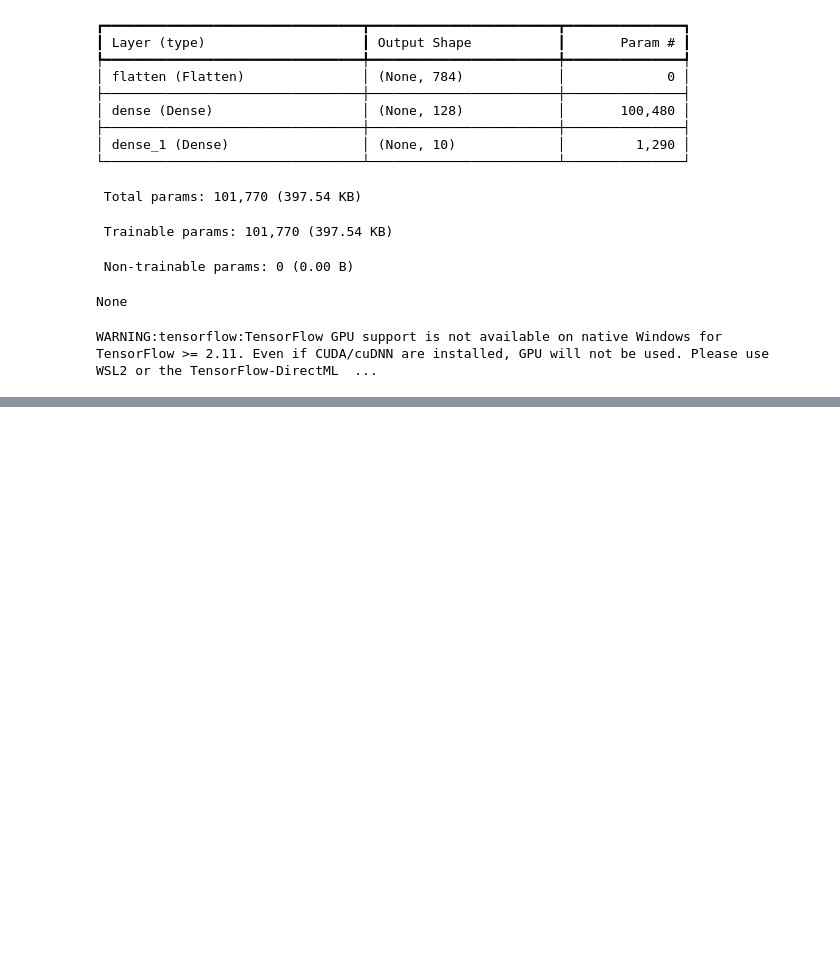
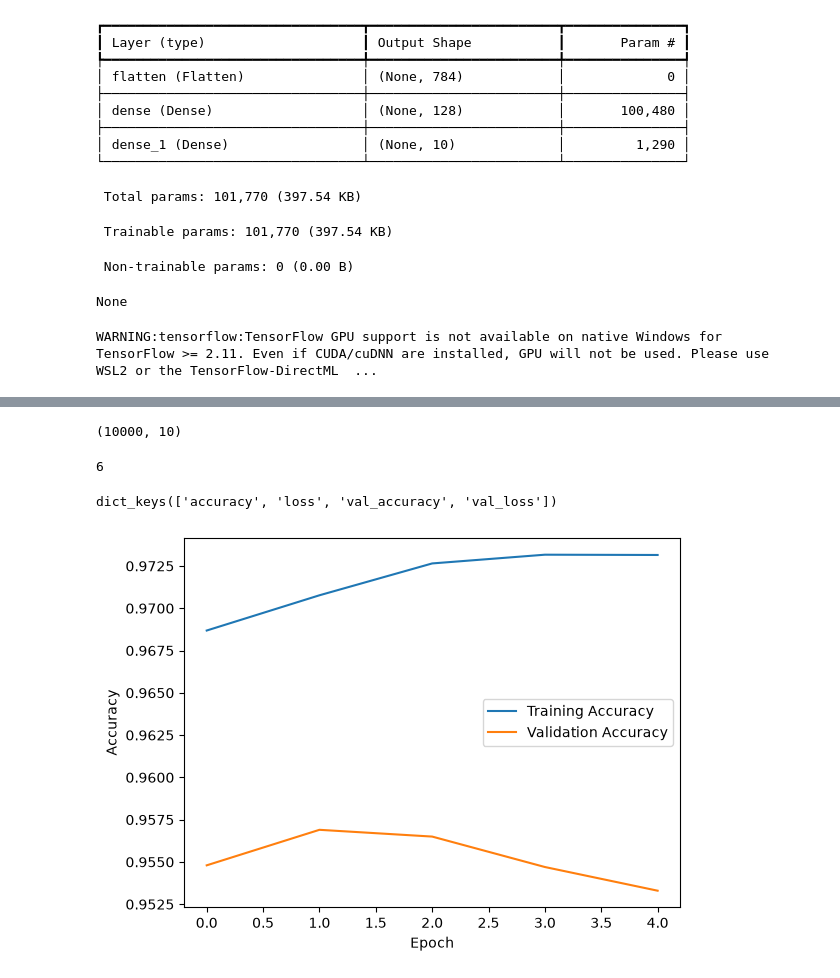
Before and after one commit to mazizbahoo/Python, a Jupyter notebook: deeplearning/tensorflow_intro.ipynb, the cells around one changed output, grey strips where cells are left out. Drawn from its saved outputs; the diff is of its cells as text; code cells hidden in the pictures; blank space fills up the shorter version.

```diff
--- a/deeplearning/tensorflow_intro.ipynb
+++ b/deeplearning/tensorflow_intro.ipynb
@@ -62,3 +59,8 @@ metrics = ['accuracy']
 model.compile(loss=loss, optimizer=optim, metrics=metrics)
 # %% [output]
 WARNING:tensorflow:TensorFlow GPU support is not available on native Windows for TensorFlow >= 2.11. Even if CUDA/cuDNN are installed, GPU will not be used. Please use WSL2 or the TensorFlow-DirectML  ...
+# %%
+# Model Train
+batch_size = 64
+epochs = 5
+history = model.fit(X_train, y_train, batch_size=batch_size, epochs=epochs, validation_data=(X_test, y_test), shuffle=True, verbose=2)
@@ -64,0 +103,21 @@ WARNING:tensorflow:TensorFlow GPU support is not available on native Windows for
+# %%
+predictions = tf.nn.softmax(predictions)
+print(predictions.shape)
+# %% [output]
+(10000, 10)
+# %%
+print(np.argmax(predictions[8]))
+# %% [output]
+6
+# %%
+# Plotting
+print(history.history.keys())
+plt.plot(history.history['accuracy'], label="Training Accuracy")
+plt.plot(history.history['val_accuracy'], label="Validation Accuracy")
+plt.xlabel("Epoch")
+plt.ylabel("Accuracy")
+plt.legend()
+plt.show()
+# %% [output]
+dict_keys(['accuracy', 'loss', 'val_accuracy', 'val_loss'])
+[figure, added]
```
Also changed, not shown: parts of 6 cells of this notebook.
